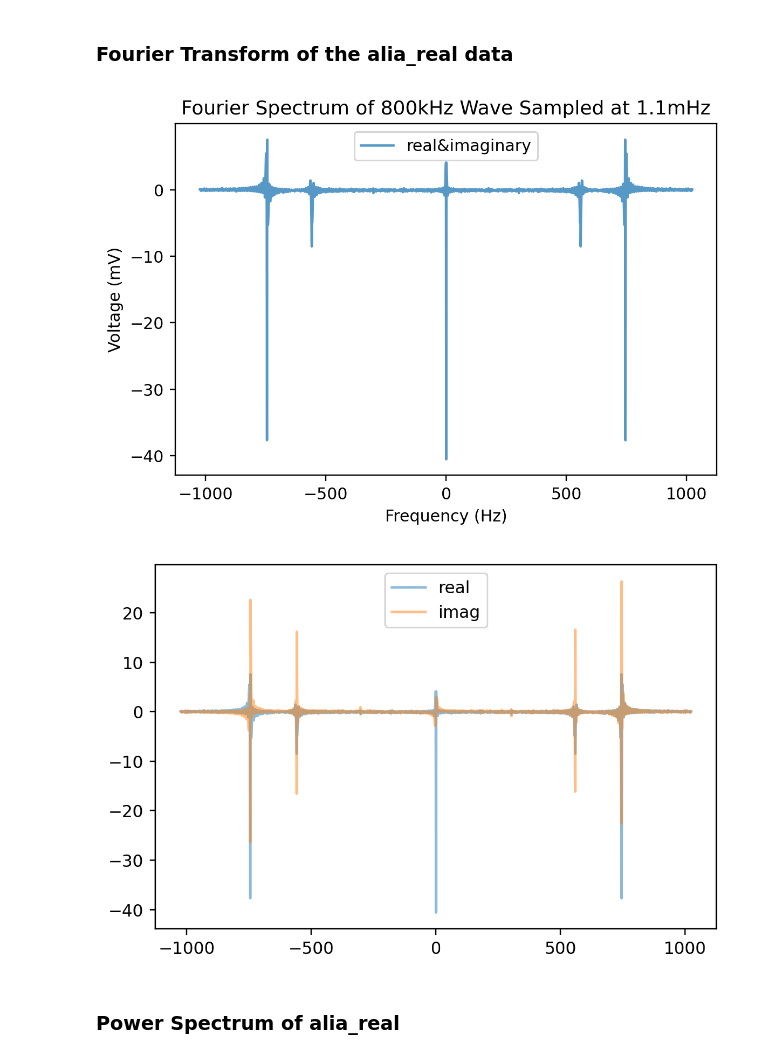
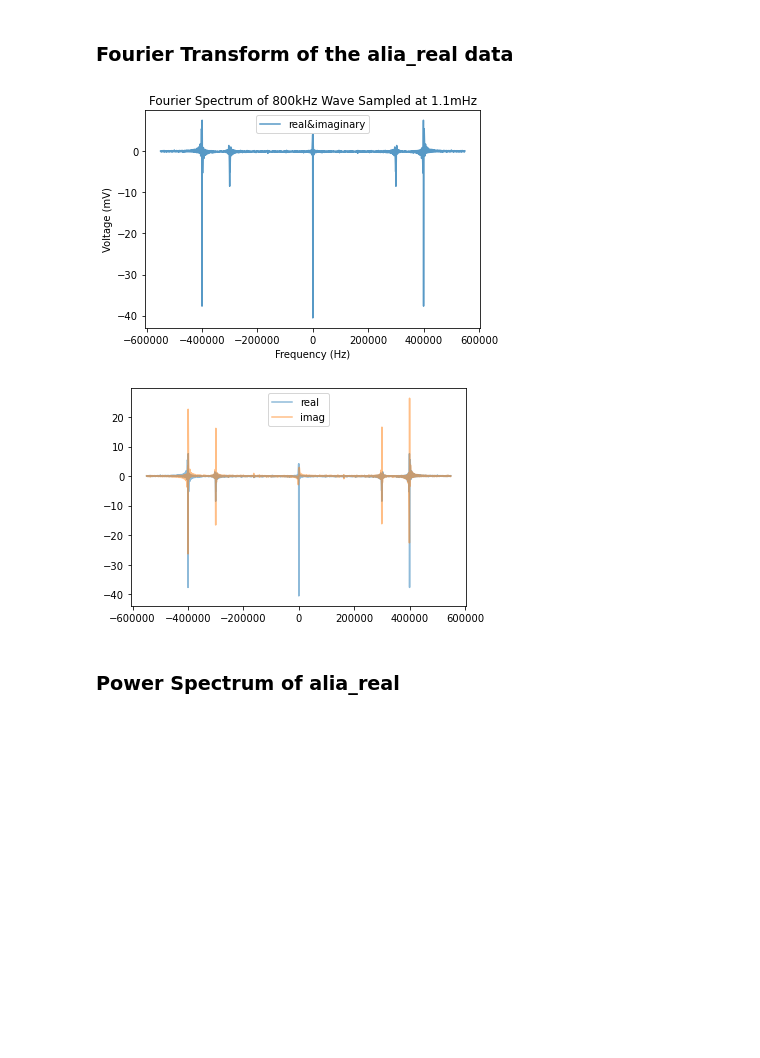
Before and after one commit to johnnyhff11/Lab1_scripts, a Jupyter notebook: Lab1_Section 5_Aliasing&NyquistCriterion-checkpoint.ipynb, the cells around one changed output. Saved outputs shown, nothing was run; the diff lists cells and outputs as text; code cells hidden in the pictures; blank space fills up the shorter version.

Commit message:
Update 2/6/23
This is the actual commit lol, should have all the new plots, just make sure to double check the units.

```diff
--- a/Lab1_Section 5_Aliasing&NyquistCriterion-checkpoint.ipynb
+++ b/Lab1_Section 5_Aliasing&NyquistCriterion-checkpoint.ipynb
@@ -41,26 +42,29 @@ plt.show()
 # %%
 fft_alia800_1100 = np.fft.fft(alia800_1100['arr_0'])
 freq_fft = np.fft.fftfreq(2048)
 x1 = np.linspace(-1024, 1024, 2048)
 fft_freq = np.fft.fftfreq(2048, dt)
 realfft = fft_alia800_1100.real
 imagfft = fft_alia800_1100.imag
+x2= np.fft.fftfreq(2048, dt)
+x = np.fft.fftshift(x2)
 
-plt.plot(x1,np.fft.fftshift(fft_alia800_1100), alpha = 0.75, label = 'real&imaginary')
+plt.figure()
+plt.plot(x,np.fft.fftshift(fft_alia800_1100), alpha = 0.75, label = 'real&imaginary')
 plt.xlabel('Frequency (Hz)')
 plt.ylabel('Voltage (mV)')
 plt.title('Fourier Spectrum of 800kHz Wave Sampled at 1.1mHz')
 plt.legend()
 plt.show()
 
 plt.figure()
-plt.plot(x1,np.fft.fftshift(realfft), alpha = 0.5, label = 'real')
-plt.plot(x1,np.fft.fftshift(imagfft), alpha = 0.5, label = 'imag')
+plt.plot(x,np.fft.fftshift(realfft), alpha = 0.5, label = 'real')
+plt.plot(x,np.fft.fftshift(imagfft), alpha = 0.5, label = 'imag')
 plt.legend()
 plt.show()
 # %% [output]
-[figure, old version]
+[figure, new version]
-[figure, old version]
+[figure, new version]
 # %% [markdown]
 ### Power Spectrum of alia_real
 # %%
```
Also changed, not shown: parts of 6 cells of this notebook.
